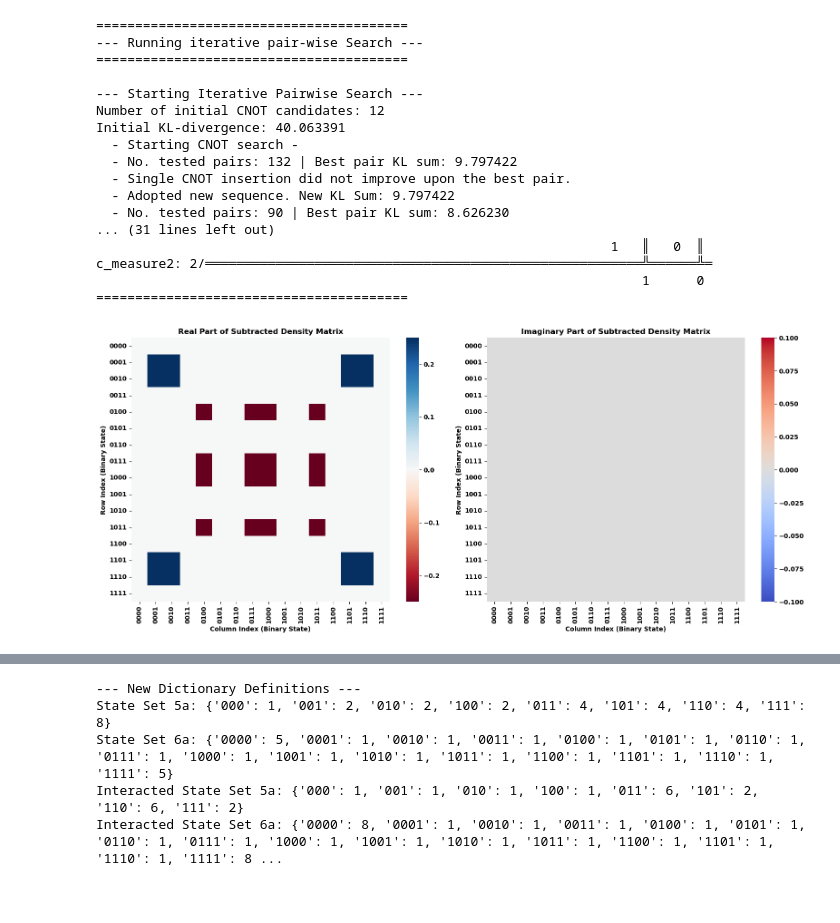
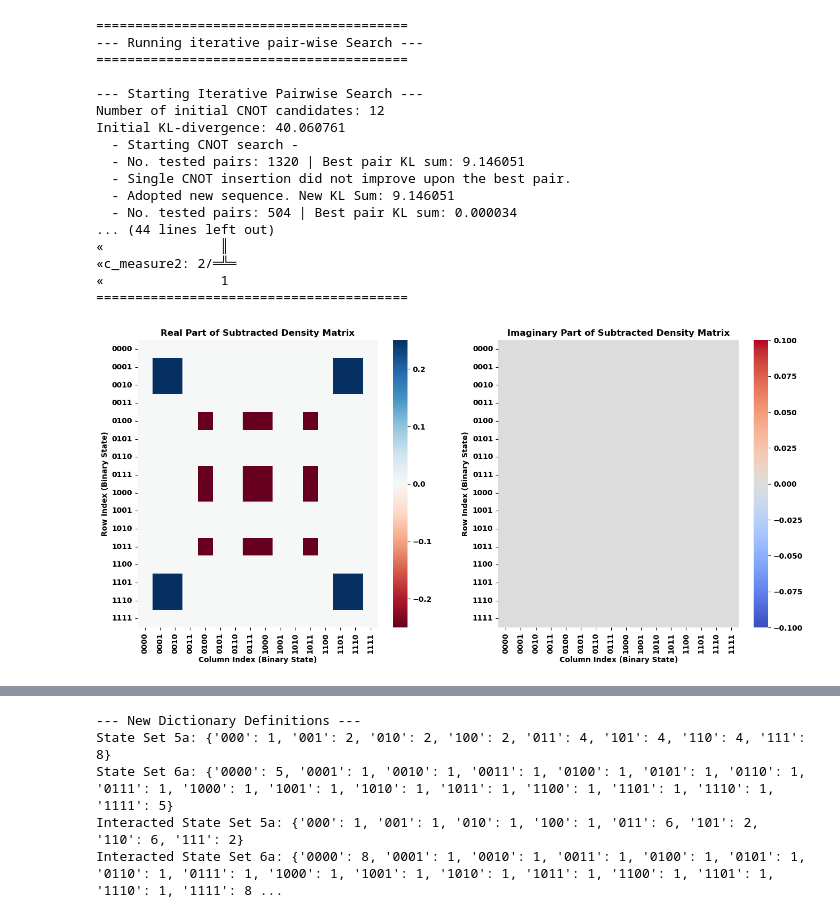
Before and after one commit to cailab-tamu/QuantumXCT, a Jupyter notebook: python/bell_dist_kl.ipynb, the cells around one changed output, grey strips where cells are left out. Drawn from its saved outputs; the diff is of its cells as text; code cells hidden in the pictures.

Commit message:
Randomizing the cnots order

```diff
--- a/python/bell_dist_kl.ipynb
+++ b/python/bell_dist_kl.ipynb
@@ -468,7 +467,7 @@ print("\n" + "="*40)
 print("--- Running Brute-Force Search ---")
 print("="*40)
 # WARNING: max_cnot_depth grows exponentially! Keep it small (e.g., 1, 2, or 3)
-max_brute_force_depth = 4 # Testing up to 2 CNOTs for demonstration
+max_brute_force_depth = 10 # Testing up to 2 CNOTs for demonstration
 
 best_cnot_sequence_brute_force, min_kl_brute_force = find_best_cnot_sequence_brute_force(
     circ_bell,
@@ -731,7 +767,8 @@ def _pairwise_addition_search(
     target_probs1: dict,
     target_probs2: dict,
     nshots: int,
-    kl_tolerance: float = 0.00005
+    kl_tolerance: float = 0.00005,
+    nperm: int = 2
 ):
     """
     Iteratively adds the best CNOT pair or single CNOT based on which provides
@@ -756,14 +793,16 @@ def _pairwise_addition_search(
 
 
         remaining_cnots = [c for c in candidate_cnots if c not in current_sequence]
+        shuffled_candidates = remaining_cnots.copy()
+        random.shuffle(shuffled_candidates)
 
         # --- PHASE 1: Find the best PAIR to add ---
-        if len(remaining_cnots) >= 2:
+        if len(shuffled_candidates) >= nperm:
             best_pair_to_add = None
             min_kl_after_pair_add = float('inf')
             n_trials_pair = 0
 
-            for pair in itertools.permutations(remaining_cnots, 2):
+            for pair in itertools.permutations(shuffled_candidates, nperm):
                 n_trials_pair += 1
                 trial_sequence = current_sequence + list(pair)
                 trial_circuit = add_cnots_and_measurements_to_circuit(base_circuit, ng_circ1, trial_sequence)
@@ -793,7 +832,7 @@ def _pairwise_addition_search(
             if new_kl_sum_single < min_kl_of_candidates:
                 min_kl_of_candidates = new_kl_sum_single
                 best_candidate_sequence = new_sequence_single
-                print(f"  - Best CNOT insertion KL Sum: {min_kl_of_candidates:.6f}")
+                print(f"  - Best single CNOT insertion KL Sum: {min_kl_of_candidates:.6f}")
             else:
                 print("  - Single CNOT insertion did not improve upon the best pair.")
 
@@ -818,7 +857,8 @@ def find_best_cnot_sequence_iterative_pairwise2(
     state_vec_probs_target1: dict,
     state_vec_probs_target2: dict,
     nshots: int = 1000,
-    threshold: float = 0.05
+    threshold: float = 0.05,
+    nperm: int = 2
 ):
     """
     Performs an iterative optimization loop by separating pairwise addition
@@ -892,6 +932,7 @@ def find_best_cnot_sequence_iterative_pairwise2(
 
     plt.tight_layout()
     plt.savefig('dens_state_diff.svg')
+    plt.close(fig)
 
     # --- Step 2: Baseline (no CNOTs) ---
     base_combined_circuit = concatenate_circuits_with_separate_measurements(circ1, circ2)
@@ -908,7 +949,7 @@ def find_best_cnot_sequence_iterative_pairwise2(
     # --- Step 3: Pairwise Addition Phase ---
     best_add_sequence, best_add_kl_sum = _pairwise_addition_search(
         base_combined_circuit, ng_circ1, [], initial_cnot_config,
-        state_vec_probs_target1, state_vec_probs_target2, nshots, KL_TOLERANCE
+        state_vec_probs_target1, state_vec_probs_target2, nshots, KL_TOLERANCE, nperm
     )
     print(f"\n--- Pairwise Addition Result ---")
     print(f"Best sequence after addition: {best_add_sequence}")
@@ -953,8 +994,9 @@ initial_cnot_config, best_add_sequence, best_add_kl_sum = find_best_cnot_sequenc
     normalized_state_ghz_ish,
     normalized_state_target1_amplitudes,
     normalized_state_target2_amplitudes,
-    nshots=1000,
-    threshold=0.02
+    nshots=5000,
+    threshold=0.01,
+    nperm=3
 )
 
 print("\n" + "="*40)
@@ -966,41 +1008,41 @@ if best_add_sequence: # Use best_add_sequence as it's the result of the addition
 
     # Construct and draw the final best circuit from the search
     ng_circ1_for_search = circ_bell.num_qubits
     base_combined_circuit_search = concatenate_circuits_with_separate_measurements(circ_bell, circ_ghz_ish)
     final_best_circuit_search = add_cnots_and_measurements_to_circuit(
         base_combined_circuit_search, ng_circ1_for_search, best_add_sequence
     )
     print("\n--- Final Optimized Circuit (Iterative Pairwise Search) ---")
     print(final_best_circuit_search.draw('text'))
 else:
     print("Iterative Pairwise Search: No CNOT configuration sequence improved the KL divergence beyond the baseline.")
     print(f"Baseline KL Divergence: {best_add_kl_sum:.6f}")
     # Draw the baseline circuit
     base_combined_circuit_search = concatenate_circuits_with_separate_measurements(circ_bell, circ_ghz_ish)
     final_best_circuit_search = add_cnots_and_measurements_to_circuit(
         base_combined_circuit_search, circ_bell.num_qubits, []
     )
     print("\n--- Baseline Circuit (No CNOTs) ---")
     print(final_best_circuit_search.draw('text'))
 print("="*40 + "\n")
 # %% [output]
 ========================================
 --- Running iterative pair-wise Search ---
 ========================================
 
 --- Starting Iterative Pairwise Search ---
 Number of initial CNOT candidates: 12
-Initial KL-divergence: 40.063391
+Initial KL-divergence: 40.060761
   - Starting CNOT search -
-  - No. tested pairs: 132 | Best pair KL sum: 9.797422
+  - No. tested pairs: 1320 | Best pair KL sum: 9.146051
   - Single CNOT insertion did not improve upon the best pair.
-  - Adopted new sequence. New KL Sum: 9.797422
-  - No. tested pairs: 90 | Best pair KL sum: 8.626230
-... (31 lines left out)
-                                                                  1   ║   0  ║
-c_measure2: 2/════════════════════════════════════════════════════════╩══════╩═
-                                                                      1      0
+  - Adopted new sequence. New KL Sum: 9.146051
+  - No. tested pairs: 504 | Best pair KL sum: 0.000034
+... (44 lines left out)
+«               ║
+«c_measure2: 2/═╩═
+«               1
 ========================================
-[figure, old version]
+[figure, new version]
 # %%
 final_best_circuit_search.draw(output="mpl", style="clifford", fold=40,  scale = 1.0)
```
Also changed, not shown: parts of 39 cells of this notebook, 1 other file.
